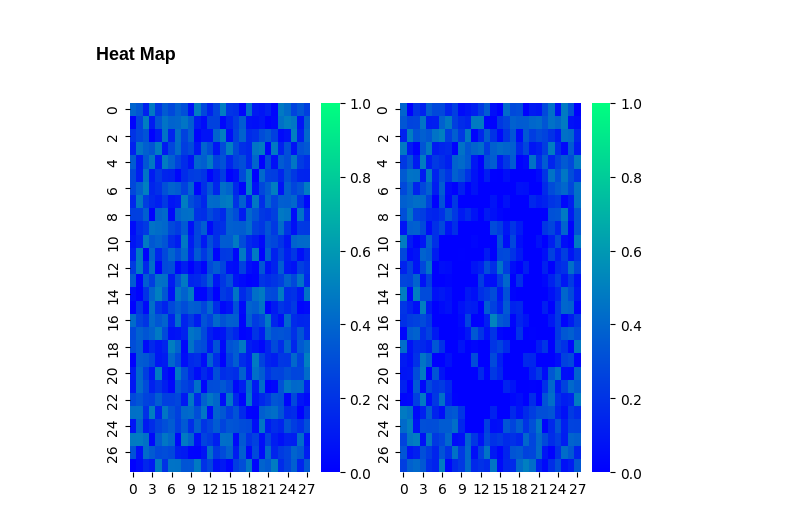
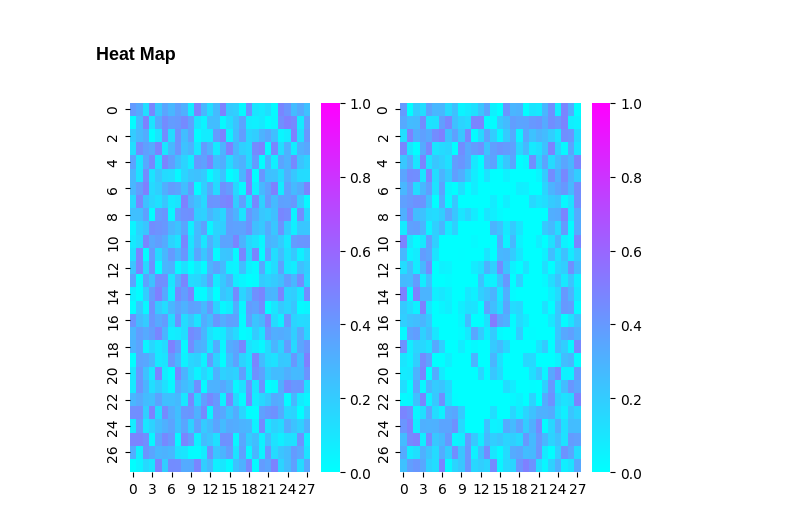
Before and after one commit to jacklvd/intelligent_sys, a Jupyter notebook: HW2/code/mnist.ipynb, the cells around one changed output. Saved outputs shown, nothing was run; the diff lists cells and outputs as text; code cells hidden in the pictures.

```diff
--- a/HW2/code/mnist.ipynb
+++ b/HW2/code/mnist.ipynb
@@ -403,13 +403,13 @@ print(perceptron_optimal_threshold())
 # %%
 init_w = np.asarray(values[3])
 final_w = np.asarray(values[2])
 init_w_img = init_w.reshape(28, 28)
 final_w_img = final_w.reshape(28, 28)
 fig, (ax1, ax2) = plt.subplots(1, 2)
 
-sns.heatmap(init_w_img, ax=ax1, vmin=0, vmax=1, cmap = 'winter')
-sns.heatmap(np.transpose(final_w_img), ax=ax2, vmin=0, vmax=1, cmap = 'winter')
+sns.heatmap(init_w_img, ax=ax1, vmin=0, vmax=1, cmap = 'cool')
+sns.heatmap(np.transpose(final_w_img), ax=ax2, vmin=0, vmax=1, cmap = 'cool')
 plt.savefig('../assets/figure6.png')
 plt.show()
 # %% [output]
-[figure, old version]
+[figure, new version]
```
Also changed, not shown: 1 other file.
